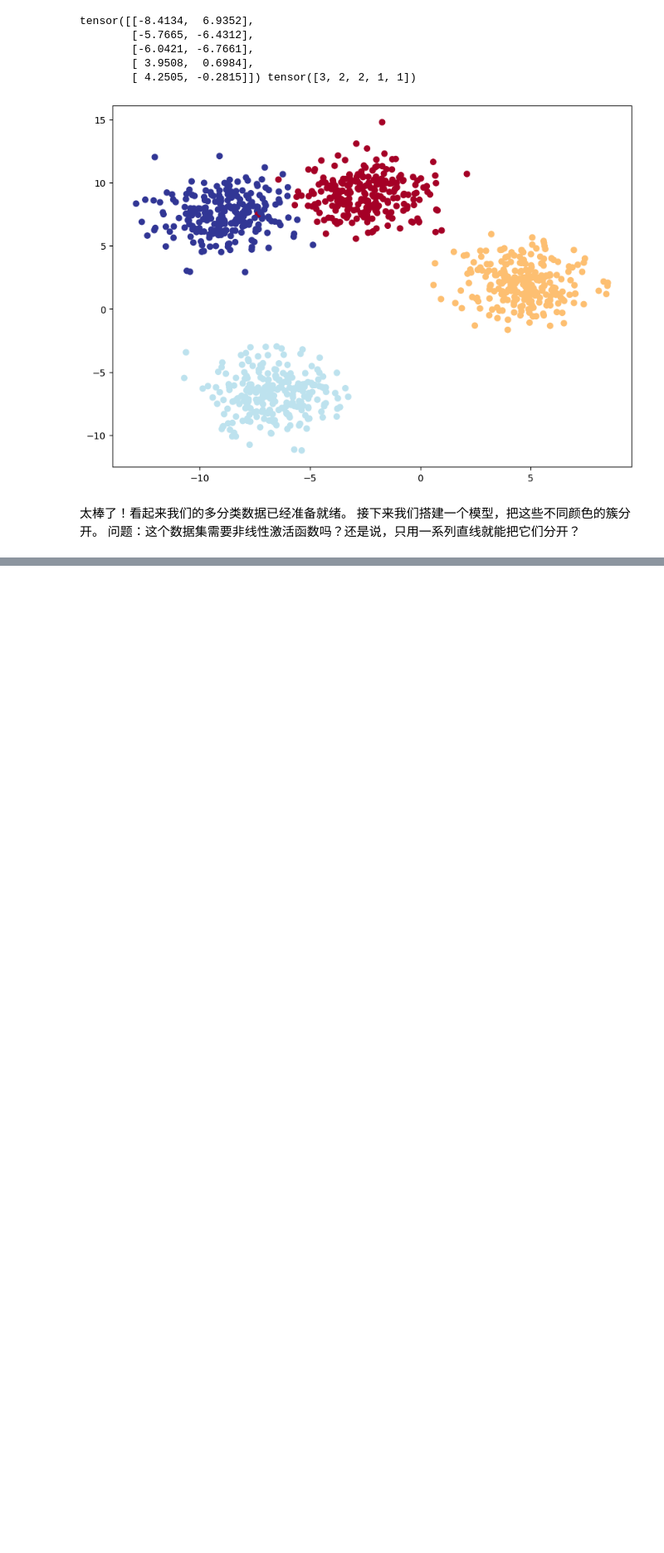
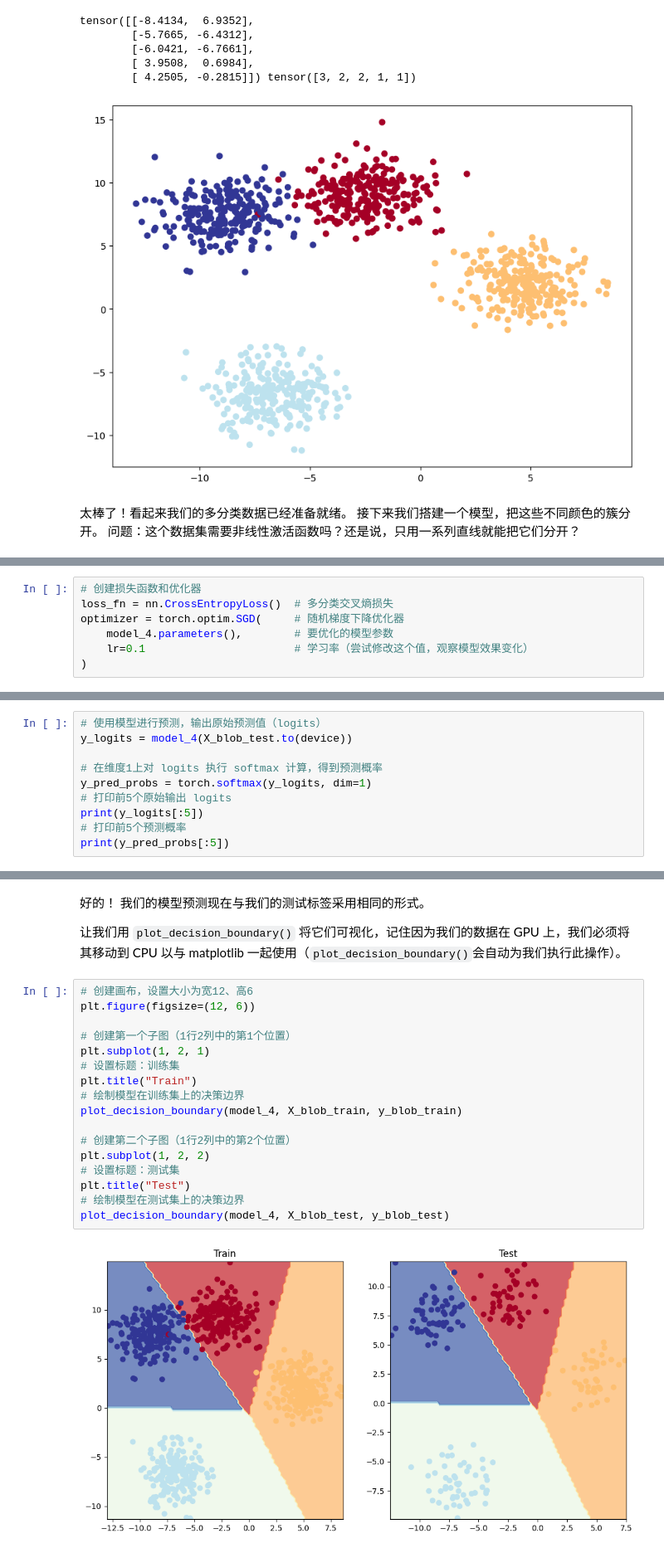
Before and after one commit to buidler/pytorch-playground, a Jupyter notebook: learn_ztm/02_pytorch_classification/02_pytorch_classification.ipynb, the cells around one changed output, grey strips where cells are left out. Shown at 83% size. Drawn from its saved outputs; the diff is of its cells as text; blank space fills up the shorter version.

```diff
--- a/learn_ztm/02_pytorch_classification/02_pytorch_classification.ipynb
+++ b/learn_ztm/02_pytorch_classification/02_pytorch_classification.ipynb
@@ -1362,0 +1421,7 @@ tensor([[-8.4134,  6.9352],
+# %%
+# 创建损失函数和优化器
+loss_fn = nn.CrossEntropyLoss()  # 多分类交叉熵损失
+optimizer = torch.optim.SGD(     # 随机梯度下降优化器
+    model_4.parameters(),        # 要优化的模型参数
+    lr=0.1                       # 学习率（尝试修改这个值，观察模型效果变化）
+)
@@ -1362,0 +1469,10 @@ tensor([[-8.4134,  6.9352],
+# %%
+# 使用模型进行预测，输出原始预测值（logits）
+y_logits = model_4(X_blob_test.to(device))
+
+# 在维度1上对 logits 执行 softmax 计算，得到预测概率
+y_pred_probs = torch.softmax(y_logits, dim=1)
+# 打印前5个原始输出 logits
+print(y_logits[:5])
+# 打印前5个预测概率
+print(y_pred_probs[:5])
@@ -1362,0 +1647,23 @@ tensor([[-8.4134,  6.9352],
+# %% [markdown]
+好的！ 我们的模型预测现在与我们的测试标签采用相同的形式。
+
+让我们用 `plot_decision_boundary()` 将它们可视化，记住因为我们的数据在 GPU 上，我们必须将其移动到 CPU 以与 matplotlib 一起使用（`plot_decision_boundary()`会自动为我们执行此操作）。
+# %%
+# 创建画布，设置大小为宽12、高6
+plt.figure(figsize=(12, 6))
+
+# 创建第一个子图（1行2列中的第1个位置）
+plt.subplot(1, 2, 1)
+# 设置标题：训练集
+plt.title("Train")
+# 绘制模型在训练集上的决策边界
+plot_decision_boundary(model_4, X_blob_train, y_blob_train)
+
+# 创建第二个子图（1行2列中的第2个位置）
+plt.subplot(1, 2, 2)
+# 设置标题：测试集
+plt.title("Test")
+# 绘制模型在测试集上的决策边界
+plot_decision_boundary(model_4, X_blob_test, y_blob_test)
+# %% [output]
+[figure, added]
```
Also changed, not shown: parts of 30 cells of this notebook.
